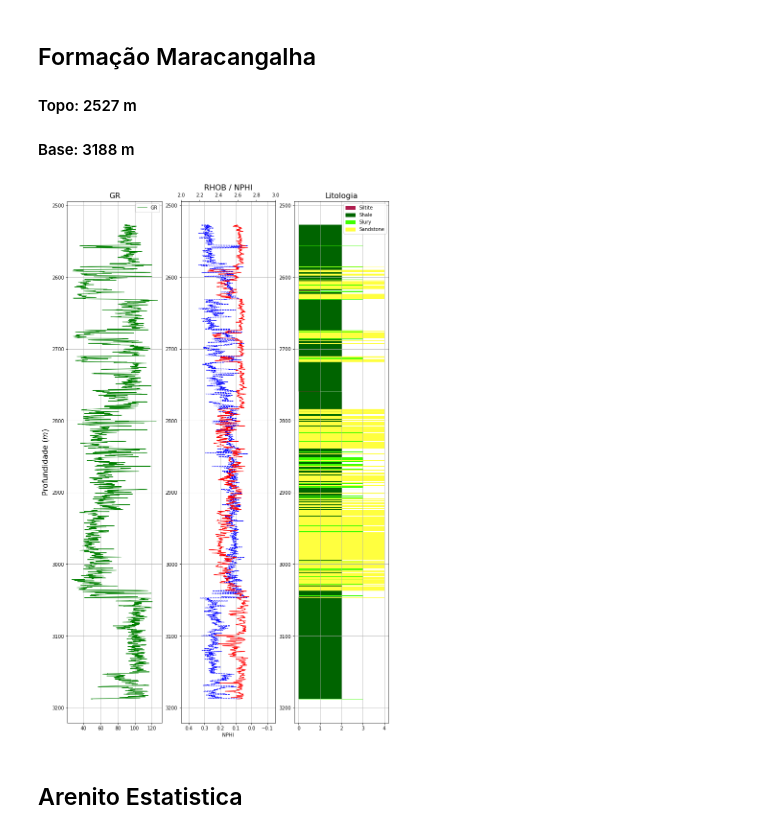
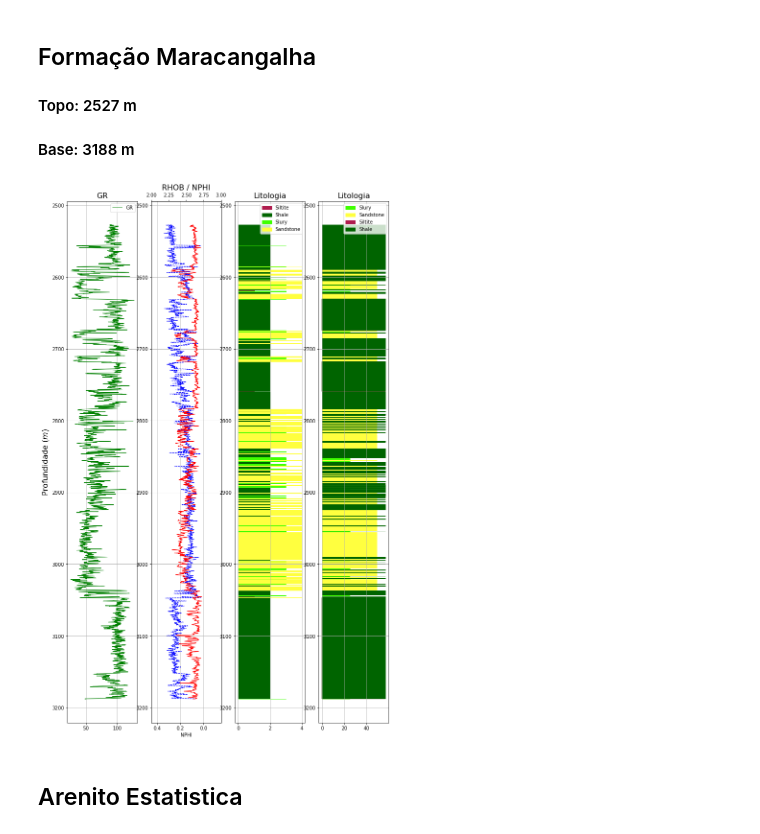
Before and after one commit to rmotadutra/PFG_2020, a Jupyter notebook: codes/well_logs.ipynb, the cells around one changed output. Saved outputs shown, nothing was run; the diff lists cells and outputs as text; code cells hidden in the pictures.

```diff
--- a/codes/well_logs.ipynb
+++ b/codes/well_logs.ipynb
@@ -94,6 +95,37 @@ for i in range(len(data['DRDN'])):
 # %%
 # saving the lithology curve in the dictionary
 data['Lithology'] = lit_py
+# %%
+def separate_lithology (data):
+    lito_types = []
+    for lito in set(data['Lithology']):
+        lito_types.append(lito)
+    lito_types = np.array(lito_types)
+    lito_types = lito_types[~np.isnan(lito_types)]
+    #print(lito_types)
+    lito_all = []
+    for i in range(len(lito_types)):
+        lito1 = []
+        for j in range(len(data['Depth'])):
+            if data['Lithology'][j] == lito_types[i]:
+                value = data['Lithology'][j]
+            else:
+                value = np.nan
+            lito1.append(value)
+        lito_all.append(lito1)
+
+    data['Slury'] = {}
+    data['Slury']['Lithology'] = np.array(lito_all[0])
+    data['Sandstone'] = {}
+    data['Sandstone']['Lithology'] = np.array(lito_all[1])
+    data['Siltite'] = {}
+    data['Siltite']['Lithology'] = np.array(lito_all[2])
+    data['Shale'] = {}
+    data['Shale']['Lithology'] = np.array(lito_all[3])
+
+    return data
+# %%
+data = separate_lithology(data)
 # %%
 # creating new lists with each have only information of one lithology
 shale_plot = [np.nan]*len(data['Lithology'])
@@ -171,7 +203,7 @@ for i in range(len(data['Depth'])):
 # %%
 ### Plots
 
-fig, (ax1, ax2, ax4) = plt.subplots(1,3)
+fig, (ax1, ax2, ax4, ax5) = plt.subplots(1,4)
 fig.set_size_inches(12, 20) # tamanho da figura | polegadas
 
 #_____________________________________________________#
@@ -185,33 +217,43 @@ ax1.set_title('GR', fontsize=16)
 ax1.legend()
 
 #_____________________________________________________#
 ####NPHI####
 ax2.plot(data['NPHI'], data['Depth'],'--b',linewidth = 1,label='NPHI')
 ax2.set_xlim([0.45, -0.15])
 ax2.set_xlabel('NPHI')
 ax2.invert_yaxis()
 ax2.grid()
 ax2.set_title('RHOB / NPHI', fontsize=16)
 
 #_____________________________________________________#
 ####RHOB####
 ax3 = ax2.twiny()
 ax3.plot(data['RHOB'], data['Depth'],'-r',linewidth = 1,label='RHOB')
 ax3.set_xlim([2.0, 3.0])
 
 #_____________________________________________________#
 ####LITHOLOGY####
 ax4.fill_betweenx(data['Depth'], siltite_plot, step = 'post', color = '#af1d4e', label='Siltite', interpolate=True)
 ax4.fill_betweenx(data['Depth'], shale_plot, step = 'post', color = 'darkgreen', label = 'Shale', interpolate=True)
 ax4.fill_betweenx(data['Depth'], slury_plot, step = 'post', color = '#3fff00', label = 'Slury', interpolate=True)
 ax4.fill_betweenx(data['Depth'], sand_plot, step = 'post', color = '#ffff3f', label='Sandstone', interpolate=True)
 ax4.invert_yaxis()
 ax4.grid()
 ax4.set_title('Litologia', fontsize=16)
 ax4.legend()
 
+ax5.fill_betweenx(data['Depth'], data['Slury']['Lithology'], step = 'post', color = '#3fff00', label = 'Slury', interpolate=True)
+ax5.fill_betweenx(data['Depth'], data['Sandstone']['Lithology'], step = 'post', color = '#ffff3f', label='Sandstone', interpolate=True)
+ax5.fill_betweenx(data['Depth'], data['Siltite']['Lithology'], step = 'post', color = '#af1d4e', label='Siltite', interpolate=True)
+ax5.fill_betweenx(data['Depth'], data['Siltite']['Lithology'], step = 'post', color = 'darkgreen', label = 'Shale', interpolate=True)
+ax5.invert_yaxis()
+ax5.grid()
+ax5.set_title('Litologia', fontsize=16)
+ax5.legend()
+
+
 plt.show()
 # %% [output]
-[figure, old version]
+[figure, new version]
 # %% [markdown]
 ## Arenito Estatistica
```
Also changed, not shown: parts of 9 cells of this notebook.
